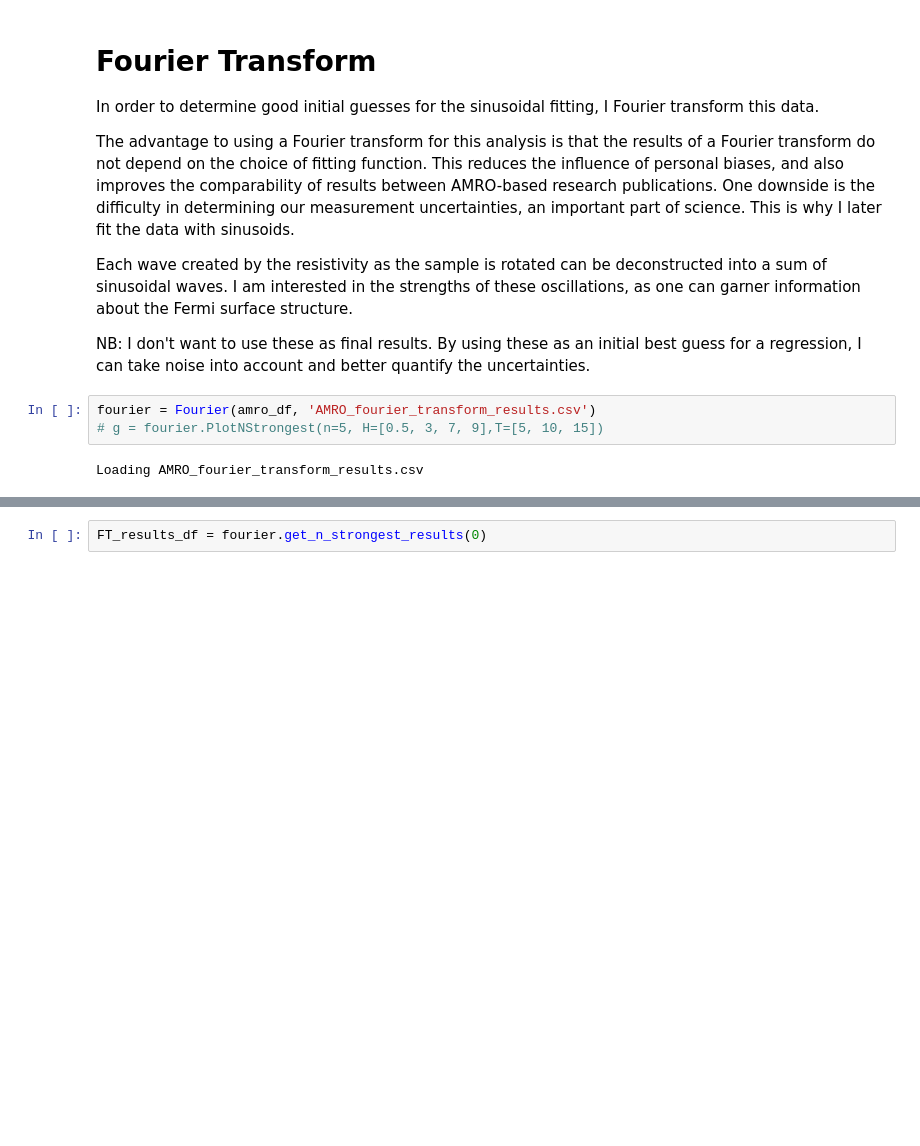
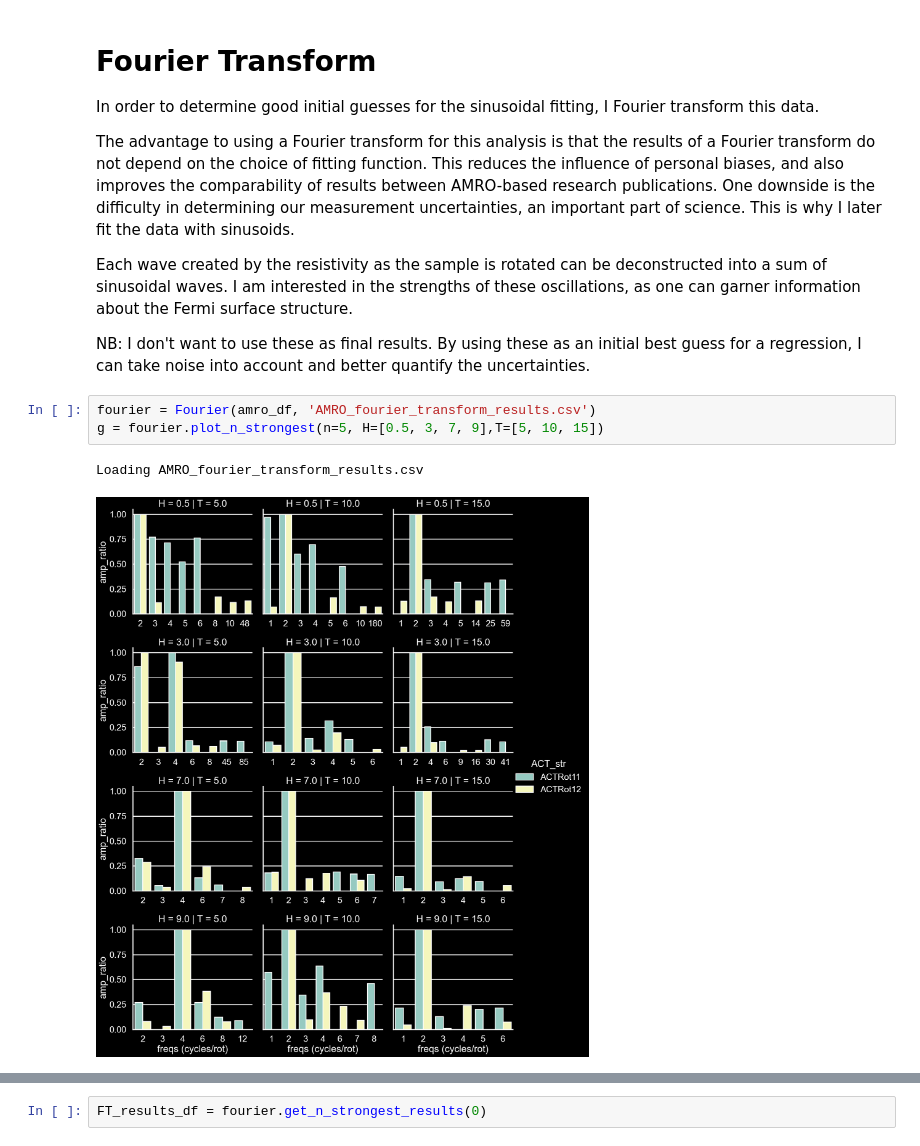
Before and after one commit to BaconBaconBacon/Data-Science-Portfolio, a Jupyter notebook: Python/MSc Data Analyses/AMRO Fourier Transform and Fit/notebooks/01-load-fourier-and-fit.ipynb, the cells around one changed output, grey strips where cells are left out. Cells and saved outputs as stored; diff of their text form; blank space fills up the shorter version.

```diff
--- a/Python/MSc Data Analyses/AMRO Fourier Transform and Fit/notebooks/01-load-fourier-and-fit.ipynb
+++ b/Python/MSc Data Analyses/AMRO Fourier Transform and Fit/notebooks/01-load-fourier-and-fit.ipynb
@@ -47,9 +47,10 @@ Each wave created by the resistivity as the sample is rotated can be deconstruct
 NB: I don't want to use these as final results. By using these as an initial best guess for a regression, I can take noise into account and better quantify the uncertainties.
 # %%
 fourier = Fourier(amro_df, 'AMRO_fourier_transform_results.csv')
-# g = fourier.PlotNStrongest(n=5, H=[0.5, 3, 7, 9],T=[5, 10, 15])
+g = fourier.plot_n_strongest(n=5, H=[0.5, 3, 7, 9],T=[5, 10, 15])
 # %% [output]
 Loading AMRO_fourier_transform_results.csv
+[figure, added]
 # %%
 import warnings
 warnings.filterwarnings('error')
```
Also changed, not shown: parts of 5 cells of this notebook, 12 other files.
